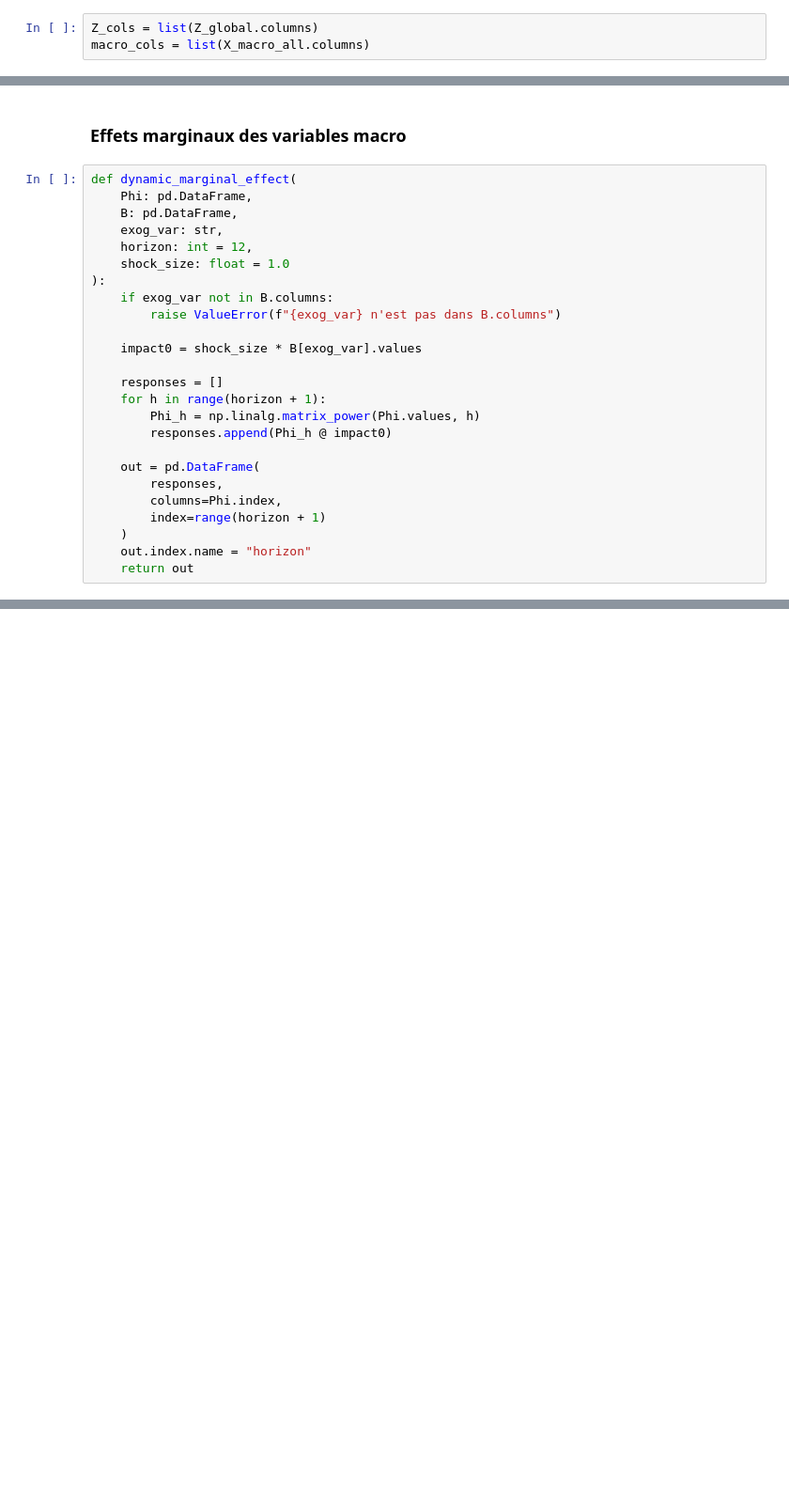
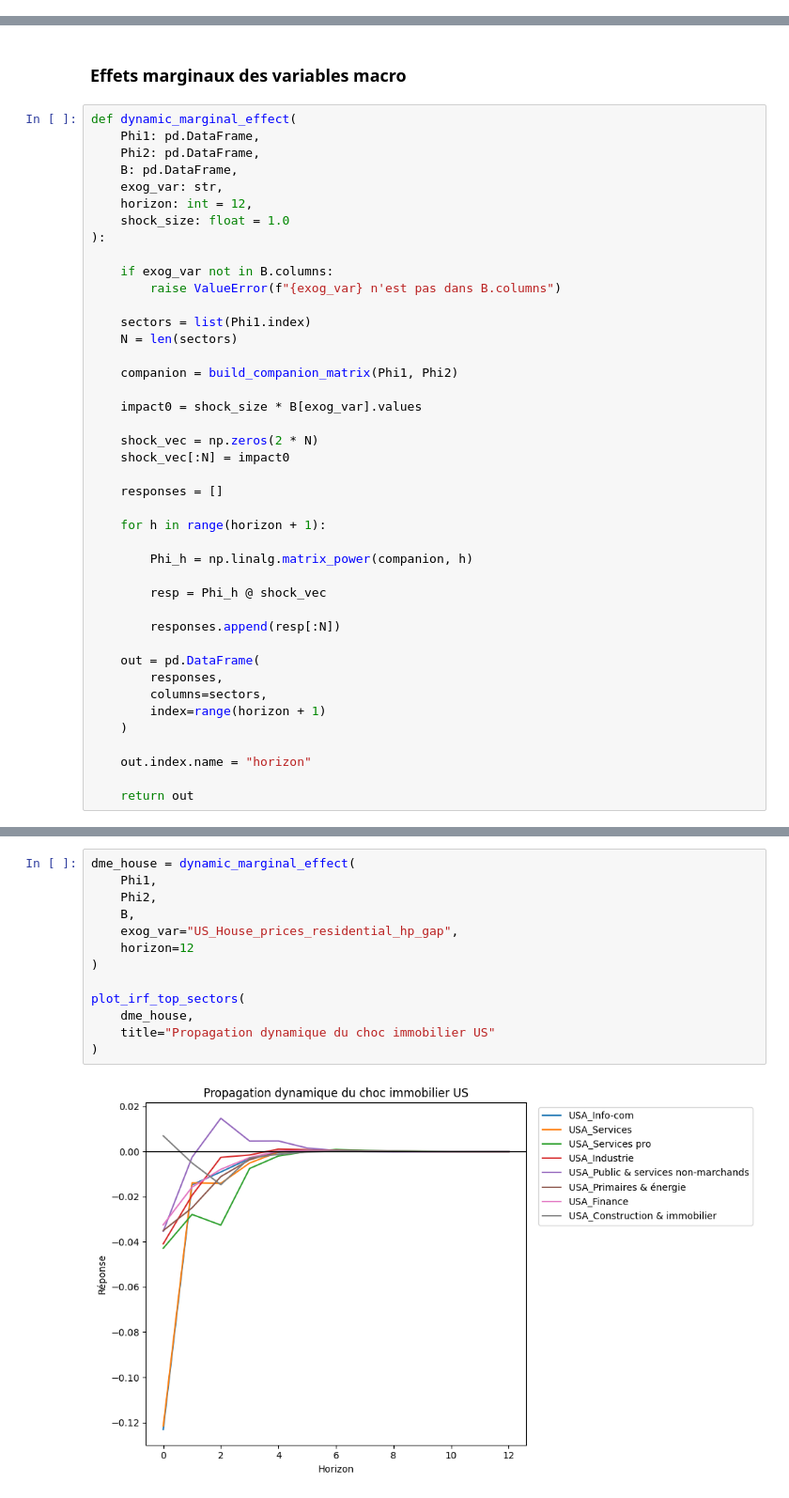
Before and after one commit to Celeste2405/PFE-CLIMATE-STRESS-TESTING-BANKING-PORTFOLIO, a Jupyter notebook: gvar_global.ipynb, the cells around one changed output, grey strips where cells are left out. Shown at 94% size. Saved outputs shown, nothing was run; the diff lists cells and outputs as text; blank space fills up the shorter version.

```diff
--- a/gvar_global.ipynb
+++ b/gvar_global.ipynb
@@ -966,3 +902,0 @@ df_all = pd.concat(
-# %%
-Z_cols = list(Z_global.columns)
-macro_cols = list(X_macro_all.columns)
@@ -1707,26 +1817,43 @@ plot_irf_top_sectors(
 ### Effets marginaux des variables macro
 # %%
 def dynamic_marginal_effect(
-    Phi: pd.DataFrame,
+    Phi1: pd.DataFrame,
+    Phi2: pd.DataFrame,
     B: pd.DataFrame,
     exog_var: str,
     horizon: int = 12,
     shock_size: float = 1.0
 ):
+
     if exog_var not in B.columns:
         raise ValueError(f"{exog_var} n'est pas dans B.columns")
 
+    sectors = list(Phi1.index)
+    N = len(sectors)
+
+    companion = build_companion_matrix(Phi1, Phi2)
+
     impact0 = shock_size * B[exog_var].values
 
+    shock_vec = np.zeros(2 * N)
+    shock_vec[:N] = impact0
+
     responses = []
+
     for h in range(horizon + 1):
-        Phi_h = np.linalg.matrix_power(Phi.values, h)
-        responses.append(Phi_h @ impact0)
+
+        Phi_h = np.linalg.matrix_power(companion, h)
+
+        resp = Phi_h @ shock_vec
+
+        responses.append(resp[:N])
 
     out = pd.DataFrame(
         responses,
-        columns=Phi.index,
+        columns=sectors,
         index=range(horizon + 1)
     )
+
     out.index.name = "horizon"
+
     return out
@@ -1785,0 +1860,15 @@ plt.show()
+# %%
+dme_house = dynamic_marginal_effect(
+    Phi1,
+    Phi2,
+    B,
+    exog_var="US_House_prices_residential_hp_gap",
+    horizon=12
+)
+
+plot_irf_top_sectors(
+    dme_house,
+    title="Propagation dynamique du choc immobilier US"
+)
+# %% [output]
+[figure, added]
```
Also changed, not shown: parts of 69 cells of this notebook.
